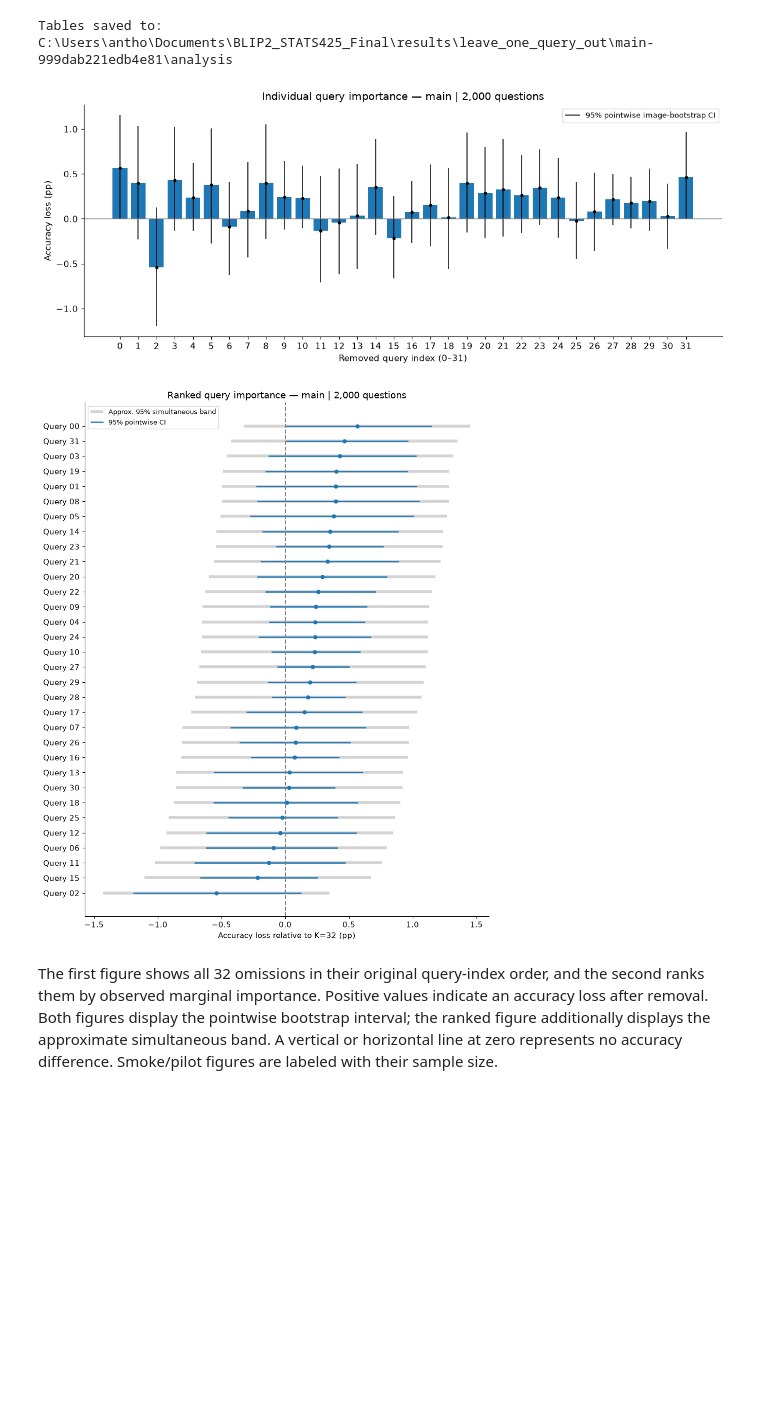
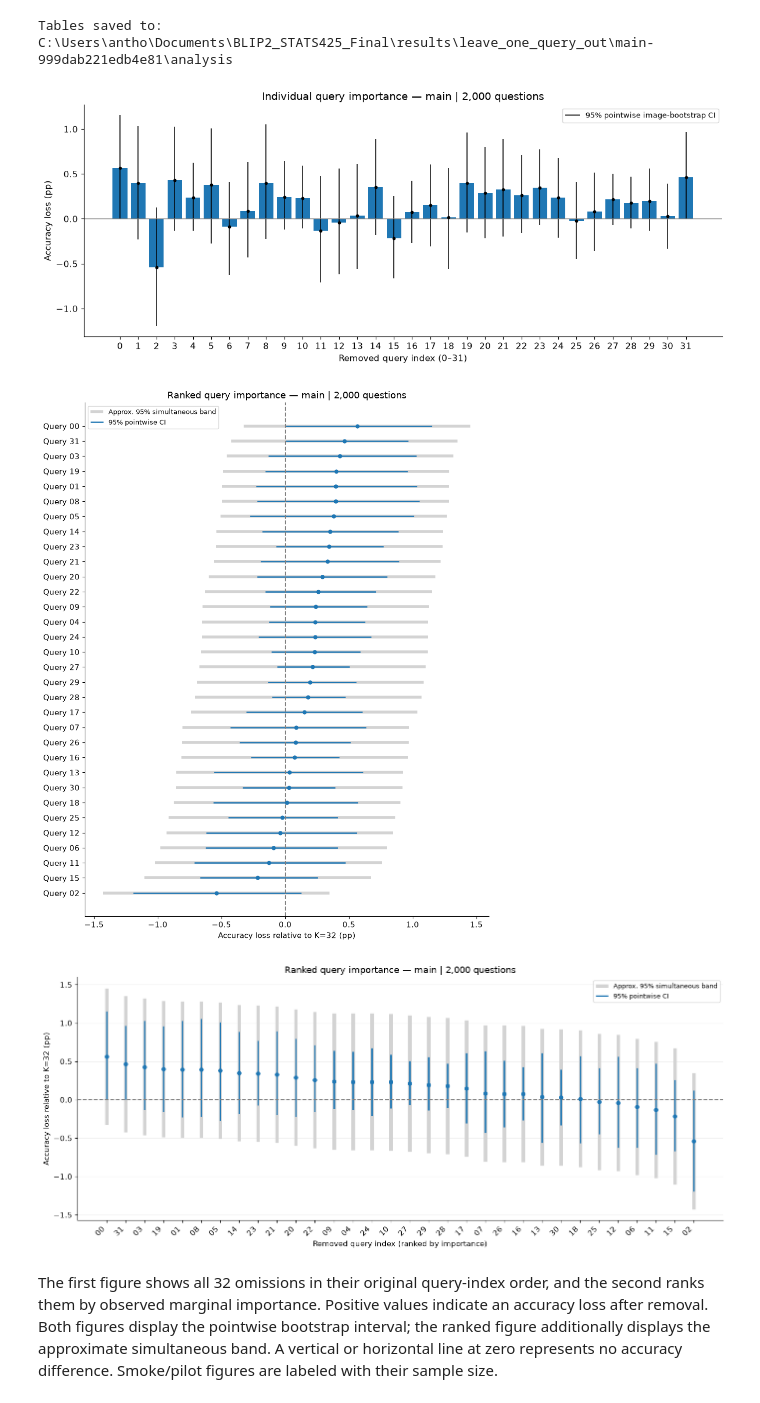
Before and after one commit to amitine26/BLIP2_STATS425_Final, a Jupyter notebook: scripts/score_loqoa.ipynb, the cells around one changed output. Saved outputs shown, nothing was run; the diff lists cells and outputs as text; code cells hidden in the pictures; blank space fills up the shorter version.

Commit message:
Update LOQOA ranked importance visualizations

```diff
--- a/scripts/score_loqoa.ipynb
+++ b/scripts/score_loqoa.ipynb
@@ -409,43 +409,67 @@ Tables saved to: C:\Users\antho\Documents\BLIP2_STATS425_Final\results\leave_one
 # %%
 plt.rcParams.update({"font.size": 11, "axes.spines.top": False, "axes.spines.right": False})
 label = f"{STAGE} | {len(question_ids):,} questions"
-
 
 def save_show(fig, filename):
     fig.tight_layout()
     fig.savefig(report_dir / filename, dpi=200, bbox_inches="tight")
     plt.show()
     plt.close(fig)
 
-
 # Draw confidence intervals directly rather than assuming percentile bounds contain the estimate.
 fig, ax = plt.subplots(figsize=(12, 5))
 ax.bar(importance.removed_query, importance.importance_pp)
-ax.vlines(importance.removed_query, importance.ci_lower_pp, importance.ci_upper_pp,
-          color="black", linewidth=1.1, label="95% pointwise image-bootstrap CI")
+ax.vlines(importance.removed_query, importance.ci_lower_pp, importance.ci_upper_pp, color="black", linewidth=1.1, label="95% pointwise image-bootstrap CI")
 ax.scatter(importance.removed_query, importance.importance_pp, color="black", s=9, zorder=3)
 ax.axhline(0, color="gray", linewidth=1)
-ax.set(xlabel="Removed query index (0–31)", ylabel="Accuracy loss (pp)",
-       title=f"Individual query importance — {label}", xticks=np.arange(32))
+ax.set(xlabel="Removed query index (0–31)", ylabel="Accuracy loss (pp)", title=f"Individual query importance — {label}", xticks=np.arange(32))
 ax.legend(fontsize=9)
 save_show(fig, "query_importance.png")
 
 fig, ax = plt.subplots(figsize=(9, 11))
 y = np.arange(len(ranked))
-ax.hlines(y, ranked.simultaneous_lower_pp, ranked.simultaneous_upper_pp,
-          color="lightgray", linewidth=4, label="Approx. 95% simultaneous band")
-ax.hlines(y, ranked.ci_lower_pp, ranked.ci_upper_pp, linewidth=1.8,
-          label="95% pointwise CI")
+ax.hlines(y, ranked.simultaneous_lower_pp, ranked.simultaneous_upper_pp, color="lightgray", linewidth=4, label="Approx. 95% simultaneous band")
+ax.hlines(y, ranked.ci_lower_pp, ranked.ci_upper_pp, linewidth=1.8, label="95% pointwise CI")
 ax.scatter(ranked.importance_pp, y, s=24, zorder=3)
 ax.axvline(0, color="gray", linestyle="--")
-ax.set(yticks=y, yticklabels=[f"Query {i:02d}" for i in ranked.removed_query],
-       xlabel="Accuracy loss relative to K=32 (pp)", title=f"Ranked query importance — {label}")
+ax.set(yticks=y, yticklabels=[f"Query {i:02d}" for i in ranked.removed_query], xlabel="Accuracy loss relative to K=32 (pp)", title=f"Ranked query importance — {label}")
 ax.invert_yaxis()
 ax.legend(fontsize=9, loc="best")
 save_show(fig, "ranked_query_importance.png")
+
+# True vertical axis-shifted version of the ranked plot
+ranked_plot = ranked.sort_values(["importance_pp", "removed_query"], ascending=[False, True]).reset_index(drop=True)
+x = np.arange(len(ranked_plot))
+
+fig, ax = plt.subplots(figsize=(14, 6))
+
+# Approx. simultaneous confidence band
+ax.vlines(x, ranked_plot["simultaneous_lower_pp"], ranked_plot["simultaneous_upper_pp"], color="lightgray", linewidth=5, label="Approx. 95% simultaneous band")
+
+# Pointwise confidence interval
+ax.vlines(x, ranked_plot["ci_lower_pp"], ranked_plot["ci_upper_pp"], color="#1f77b4", linewidth=2, label="95% pointwise CI")
+
+# Point estimates
+ax.scatter(x, ranked_plot["importance_pp"], color="#1f77b4", s=28, zorder=3)
+
+# Zero reference line
+ax.axhline(0, color="gray", linestyle="--")
+
+# Labels and formatting
+ax.set_xticks(x)
+ax.set_xticklabels([f"{i:02d}" for i in ranked_plot["removed_query"]], rotation=45, ha="right")
+ax.set_xlabel("Removed query index (ranked by importance)")
+ax.set_ylabel("Accuracy loss relative to K=32 (pp)")
+ax.set_title(f"Ranked query importance — {label}")
+ax.grid(axis="y", alpha=0.2)
+ax.legend(fontsize=9, loc="best")
+ax.set_axisbelow(True)
+
+save_show(fig, "ranked_query_importance_vertical.png")
 # %% [output]
 [figure]
 [figure]
+[figure, added]
 # %% [markdown]
 The first figure shows all 32 omissions in their original query-index order, and the second ranks them by observed marginal importance. Positive values indicate an accuracy loss after removal. Both figures display the pointwise bootstrap interval; the ranked figure additionally displays the approximate simultaneous band. A vertical or horizontal line at zero represents no accuracy difference. Smoke/pilot figures are labeled with their sample size.
 # %%
```
Also changed, not shown: 1 other file.
